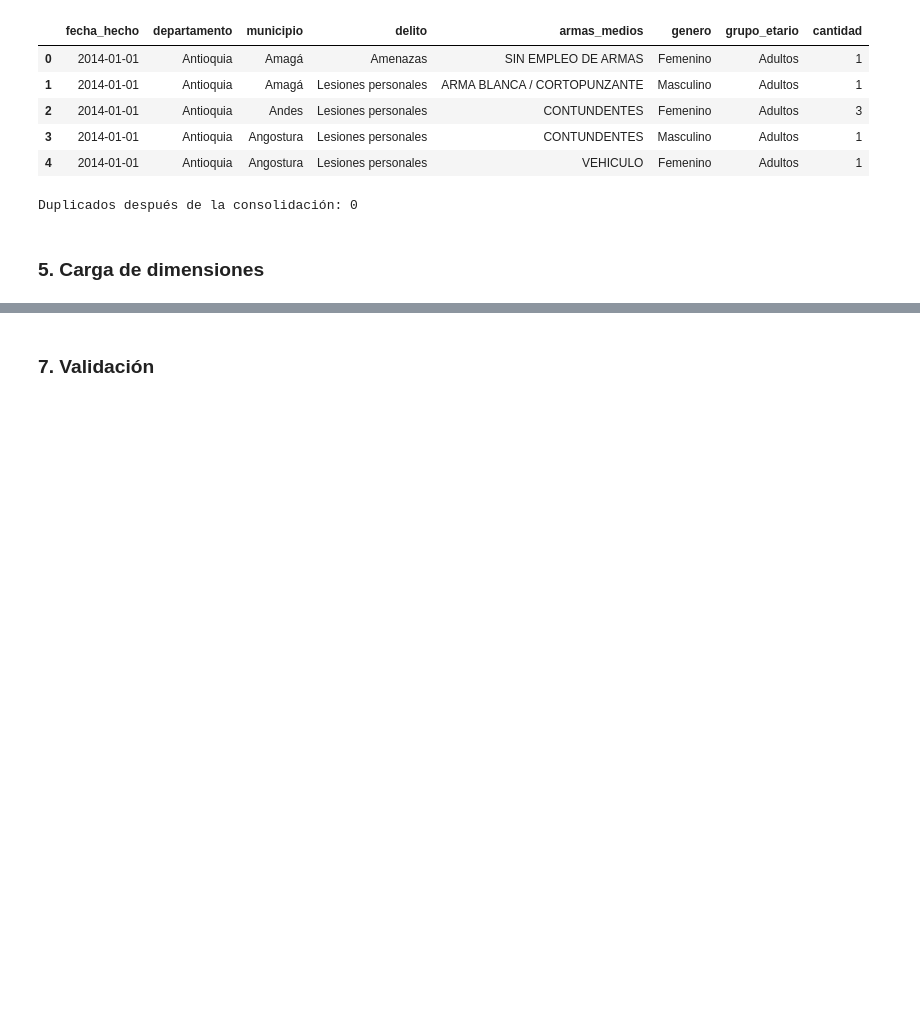
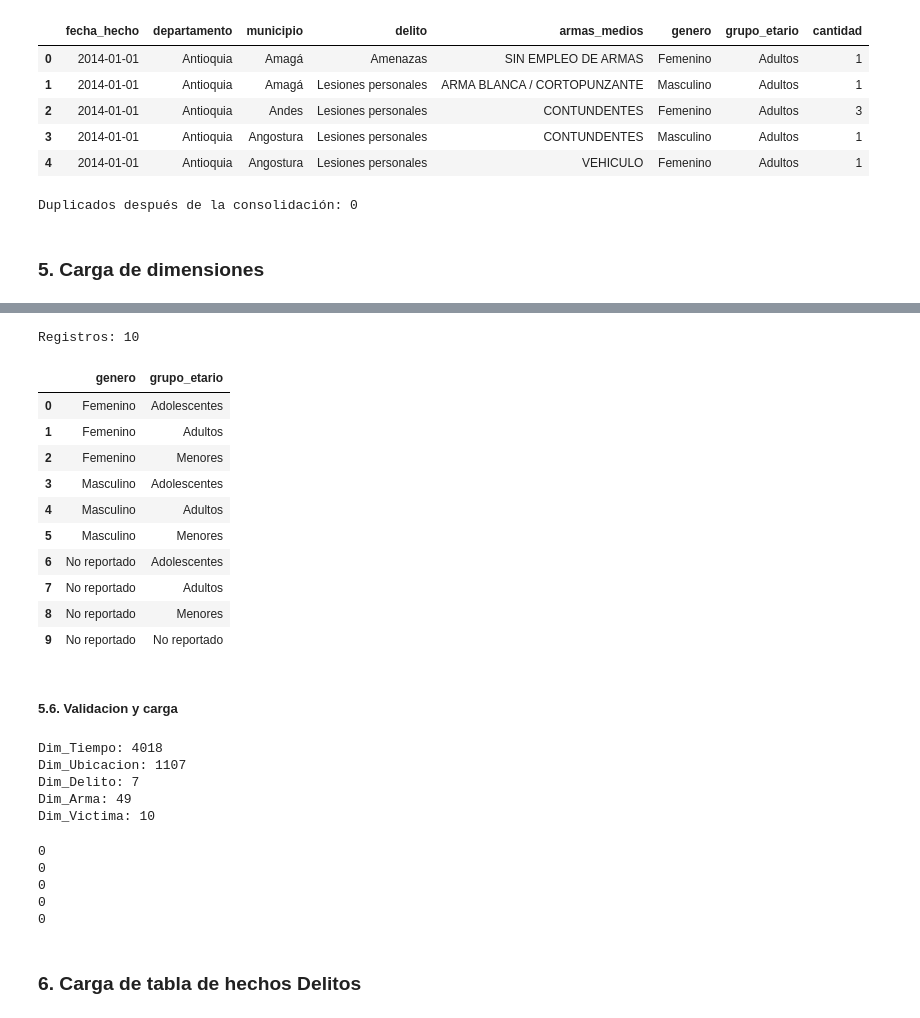
Before and after one commit to SaraBalbin/DW_Analisis_Criminalidad_Colombia, a Jupyter notebook: Notebook - ETL.ipynb, the cells around one changed output, grey strips where cells are left out. Saved outputs shown, nothing was run; the diff lists cells and outputs as text; code cells hidden in the pictures; blank space fills up the shorter version.

```diff
--- a/Notebook - ETL.ipynb
+++ b/Notebook - ETL.ipynb
@@ -562,2 +711,54 @@ Duplicados después de la consolidación: 0
+# %%
+# Construir la dimensión víctima
+
+dim_victima = (
+    df[["genero", "grupo_etario"]]
+    .drop_duplicates()
+    .sort_values(["genero", "grupo_etario"])
+    .reset_index(drop=True)
+)
+
+print(f"Registros: {len(dim_victima)}")
+
+dim_victima
+# %% [output]
+Registros: 10
+|  | genero | grupo_etario |
+| 0 | Femenino | Adolescentes |
+| 1 | Femenino | Adultos |
+| 2 | Femenino | Menores |
+| 3 | Masculino | Adolescentes |
+| 4 | Masculino | Adultos |
+| 5 | Masculino | Menores |
+| 6 | No reportado | Adolescentes |
+| 7 | No reportado | Adultos |
+| 8 | No reportado | Menores |
+| 9 | No reportado | No reportado |
+# %% [markdown]
+##### **5.6. Validacion y carga**
+# %%
+print("Dim_Tiempo:", len(dim_tiempo))
+print("Dim_Ubicacion:", len(dim_ubicacion))
+print("Dim_Delito:", len(dim_delito))
+print("Dim_Arma:", len(dim_arma))
+print("Dim_Victima:", len(dim_victima))
+# %% [output]
+Dim_Tiempo: 4018
+Dim_Ubicacion: 1107
+Dim_Delito: 7
+Dim_Arma: 49
+Dim_Victima: 10
+# %%
+print(dim_tiempo.duplicated().sum())
+print(dim_ubicacion.duplicated().sum())
+print(dim_delito.duplicated().sum())
+print(dim_arma.duplicated().sum())
+print(dim_victima.duplicated().sum())
+# %% [output]
+0
+0
+0
+0
+0
 # %% [markdown]
-### **7. Validación**
+### **6. Carga de tabla de hechos Delitos**
```
Also changed, not shown: parts of 14 cells of this notebook.
